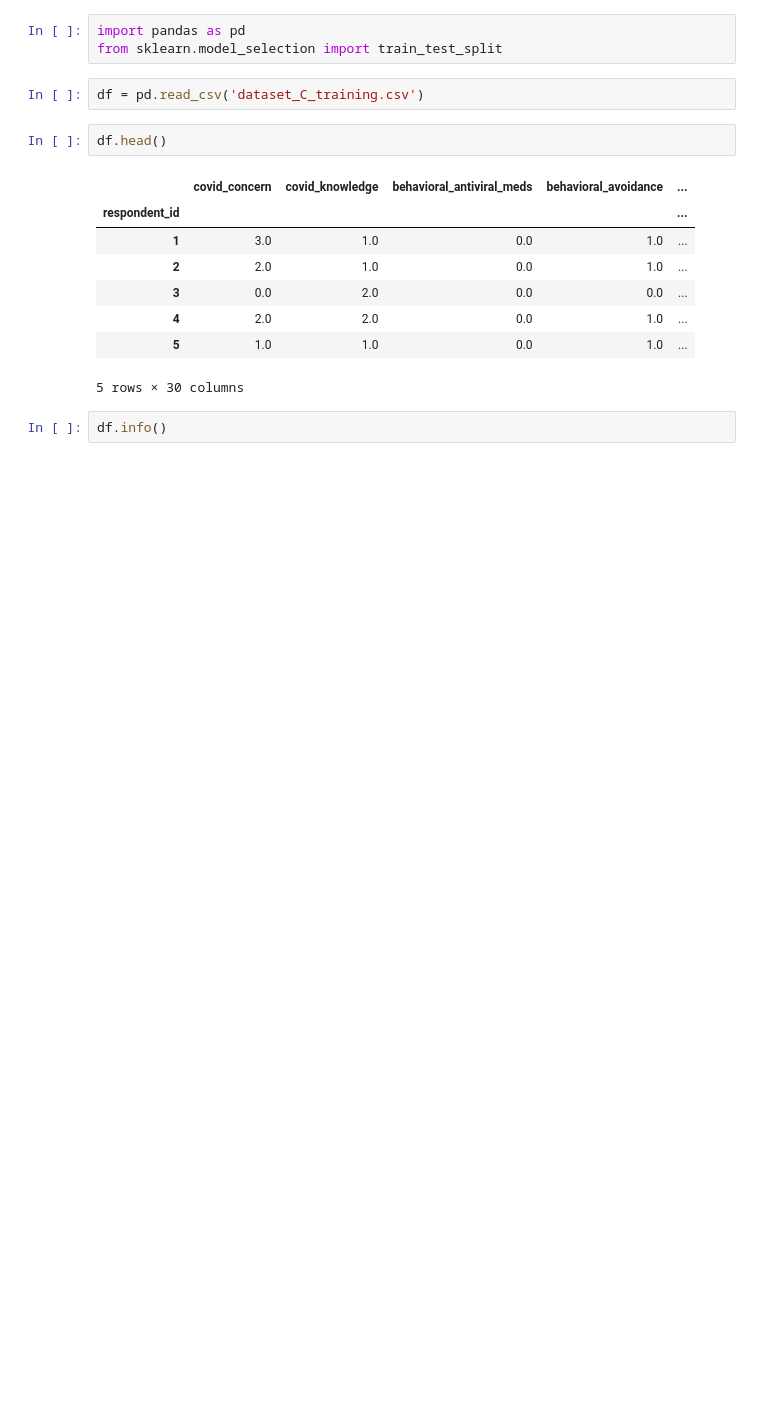
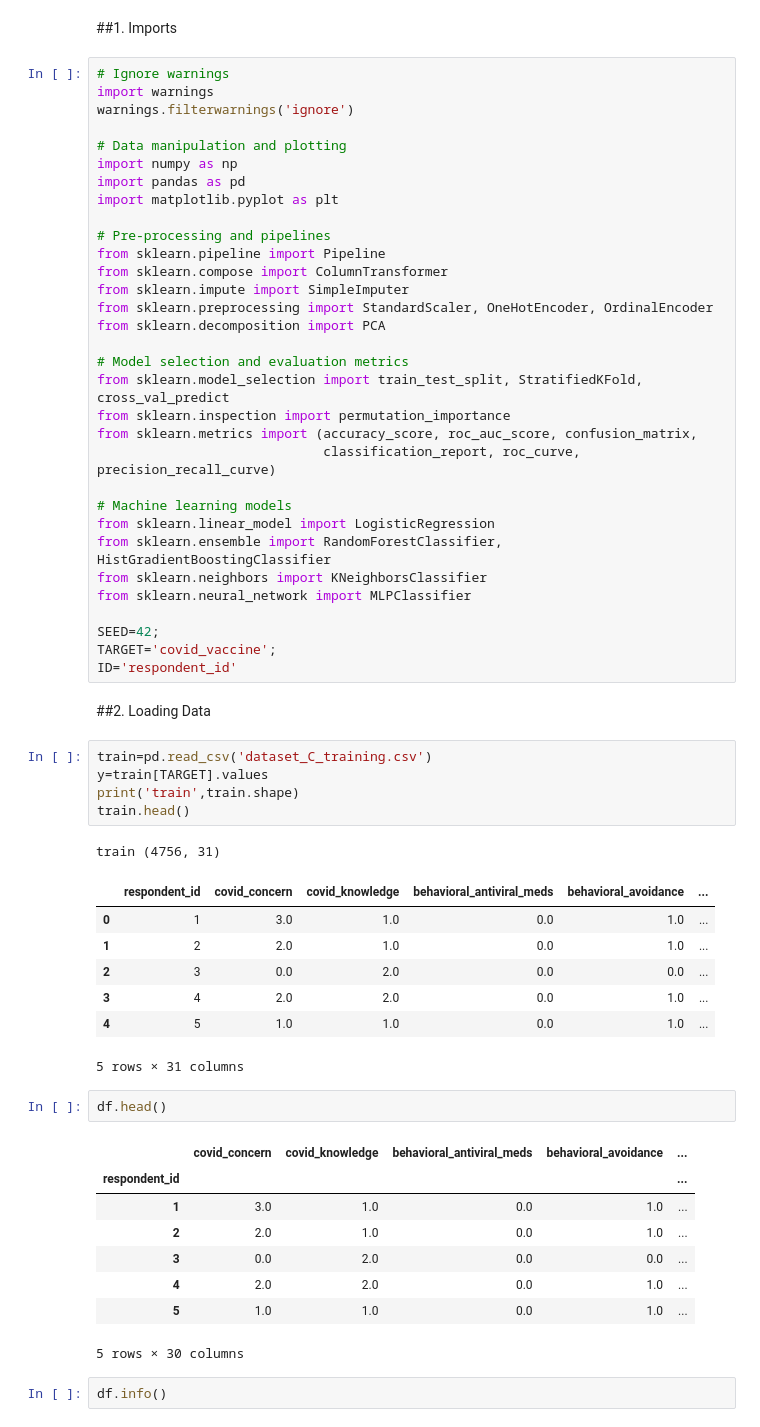
Before and after one commit to GroupS-hackathon/challenge_submission_group_S, a Jupyter notebook: challenge_submission_group_S.ipynb, the cells around one changed output. Cells and saved outputs as stored; diff of their text form; blank space fills up the shorter version.

```diff
--- a/challenge_submission_group_S.ipynb
+++ b/challenge_submission_group_S.ipynb
@@ -1,8 +1,53 @@
-# %%
-import pandas as pd
-from sklearn.model_selection import train_test_split
-# %%
-df = pd.read_csv('dataset_C_training.csv')
+# %% [markdown]
+##1. Imports
+# %%
+# Ignore warnings
+import warnings
+warnings.filterwarnings('ignore')
+
+# Data manipulation and plotting
+import numpy as np
+import pandas as pd
+import matplotlib.pyplot as plt
+
+# Pre-processing and pipelines
+from sklearn.pipeline import Pipeline
+from sklearn.compose import ColumnTransformer
+from sklearn.impute import SimpleImputer
+from sklearn.preprocessing import StandardScaler, OneHotEncoder, OrdinalEncoder
+from sklearn.decomposition import PCA
+
+# Model selection and evaluation metrics
+from sklearn.model_selection import train_test_split, StratifiedKFold, cross_val_predict
+from sklearn.inspection import permutation_importance
+from sklearn.metrics import (accuracy_score, roc_auc_score, confusion_matrix,
+                             classification_report, roc_curve, precision_recall_curve)
+
+# Machine learning models
+from sklearn.linear_model import LogisticRegression
+from sklearn.ensemble import RandomForestClassifier, HistGradientBoostingClassifier
+from sklearn.neighbors import KNeighborsClassifier
+from sklearn.neural_network import MLPClassifier
+
+SEED=42;
+TARGET='covid_vaccine';
+ID='respondent_id'
+# %% [markdown]
+##2. Loading Data
+# %%
+train=pd.read_csv('dataset_C_training.csv')
+y=train[TARGET].values
+print('train',train.shape)
+train.head()
+# %% [output]
+train (4756, 31)
+|  | respondent_id | covid_concern | covid_knowledge | behavioral_antiviral_meds | behavioral_avoidance | ... |
+| 0 | 1 | 3.0 | 1.0 | 0.0 | 1.0 | ... |
+| 1 | 2 | 2.0 | 1.0 | 0.0 | 1.0 | ... |
+| 2 | 3 | 0.0 | 2.0 | 0.0 | 0.0 | ... |
+| 3 | 4 | 2.0 | 2.0 | 0.0 | 1.0 | ... |
+| 4 | 5 | 1.0 | 1.0 | 0.0 | 1.0 | ... |
+5 rows × 31 columns
 # %%
 df.head()
 # %% [output]
```
Also changed, not shown: parts of 17 cells of this notebook.
